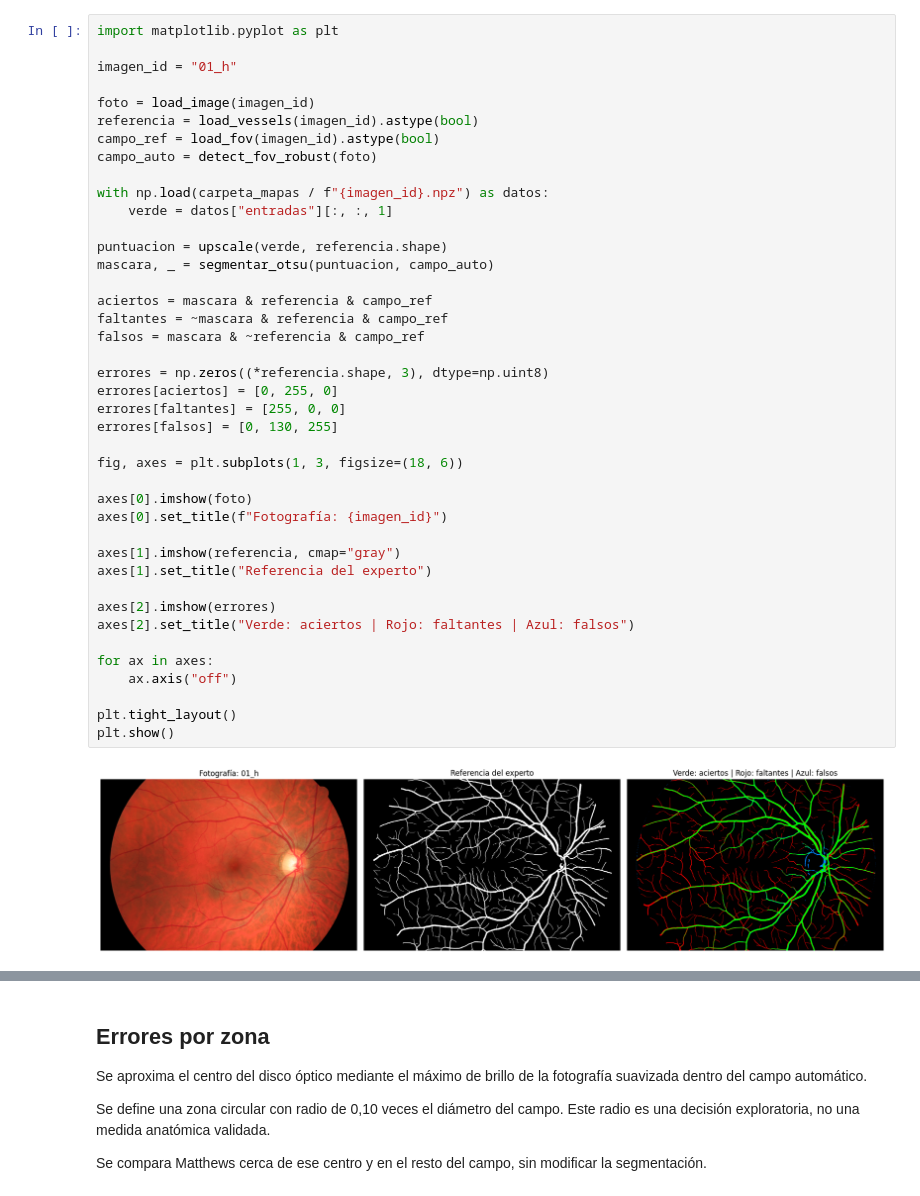
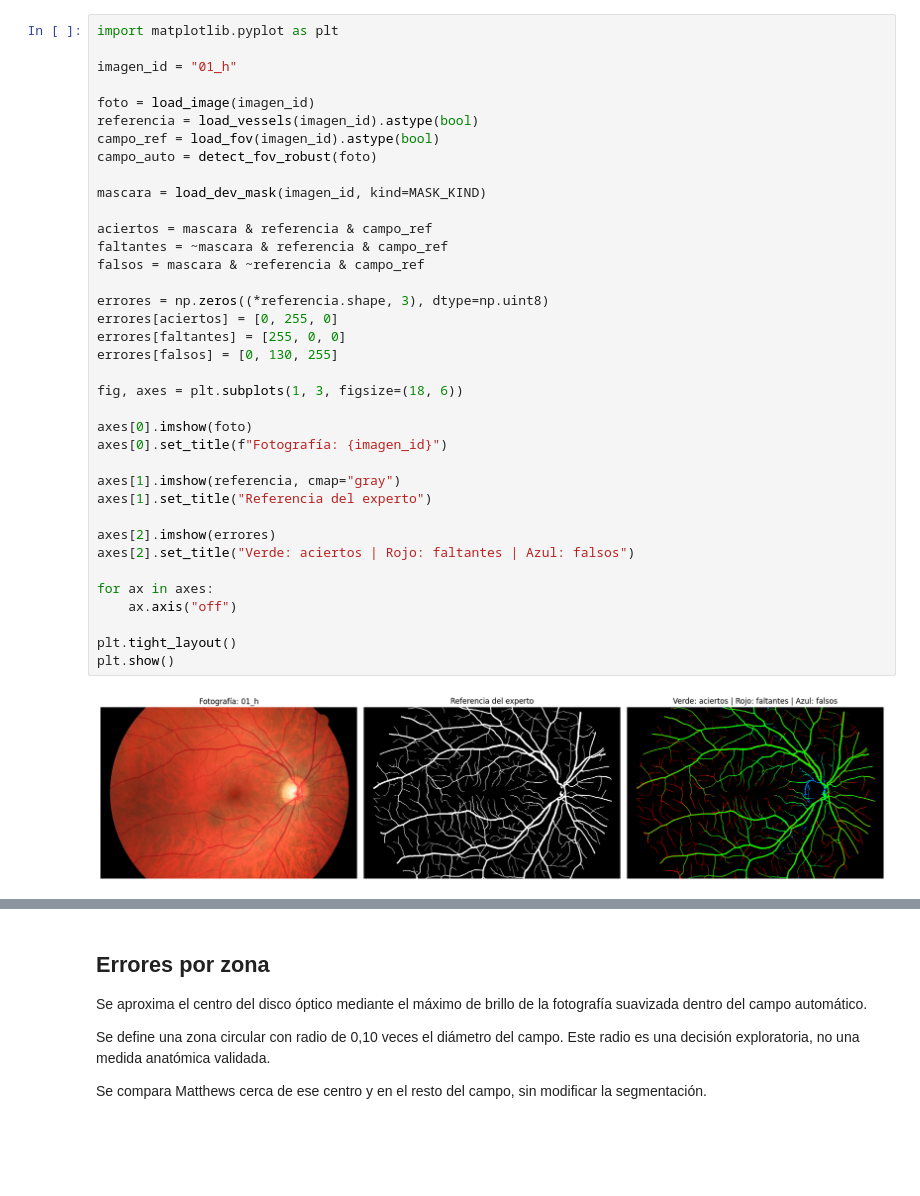
Before and after one commit to afrateitba/TP-PSI-G8, a Jupyter notebook: notebooks/06_analisis_errores.ipynb, the cells around one changed output, grey strips where cells are left out. Drawn from its saved outputs; the diff is of its cells as text; blank space fills up the shorter version.

```diff
--- a/notebooks/06_analisis_errores.ipynb
+++ b/notebooks/06_analisis_errores.ipynb
@@ -153,36 +244,32 @@ referencia = load_vessels(imagen_id).astype(bool)
 campo_ref = load_fov(imagen_id).astype(bool)
 campo_auto = detect_fov_robust(foto)
 
-with np.load(carpeta_mapas / f"{imagen_id}.npz") as datos:
-    verde = datos["entradas"][:, :, 1]
-
-puntuacion = upscale(verde, referencia.shape)
-mascara, _ = segmentar_otsu(puntuacion, campo_auto)
+mascara = load_dev_mask(imagen_id, kind=MASK_KIND)
 
 aciertos = mascara & referencia & campo_ref
 faltantes = ~mascara & referencia & campo_ref
 falsos = mascara & ~referencia & campo_ref
 
 errores = np.zeros((*referencia.shape, 3), dtype=np.uint8)
 errores[aciertos] = [0, 255, 0]
 errores[faltantes] = [255, 0, 0]
 errores[falsos] = [0, 130, 255]
 
 fig, axes = plt.subplots(1, 3, figsize=(18, 6))
 
 axes[0].imshow(foto)
 axes[0].set_title(f"Fotografía: {imagen_id}")
 
 axes[1].imshow(referencia, cmap="gray")
 axes[1].set_title("Referencia del experto")
 
 axes[2].imshow(errores)
 axes[2].set_title("Verde: aciertos | Rojo: faltantes | Azul: falsos")
 
 for ax in axes:
     ax.axis("off")
 
 plt.tight_layout()
 plt.show()
 # %% [output]
-[figure, old version]
+[figure, new version]
```
Also changed, not shown: parts of 22 cells of this notebook.
